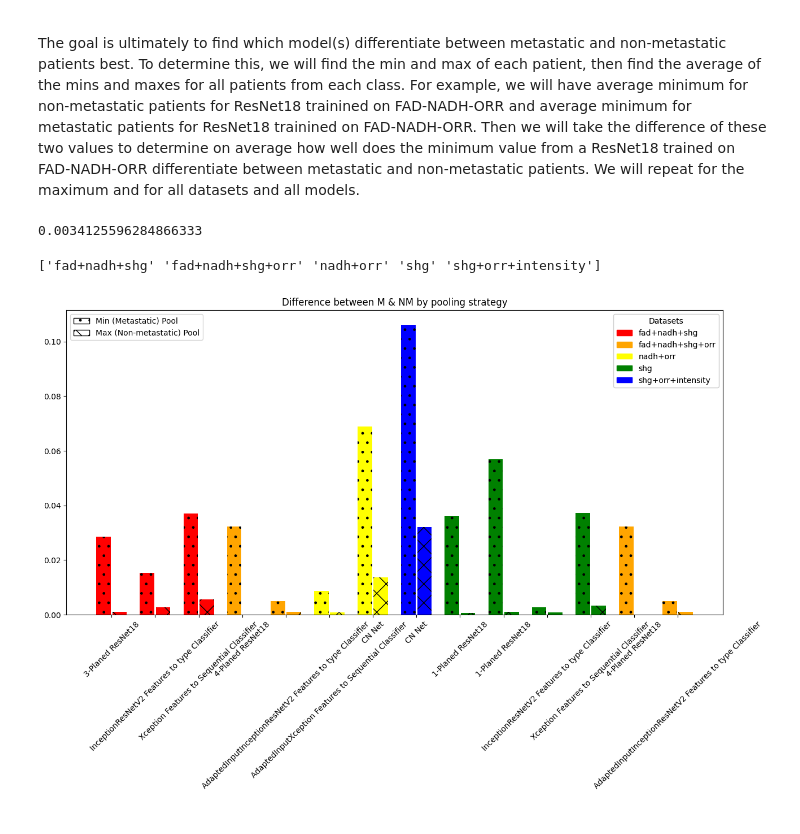
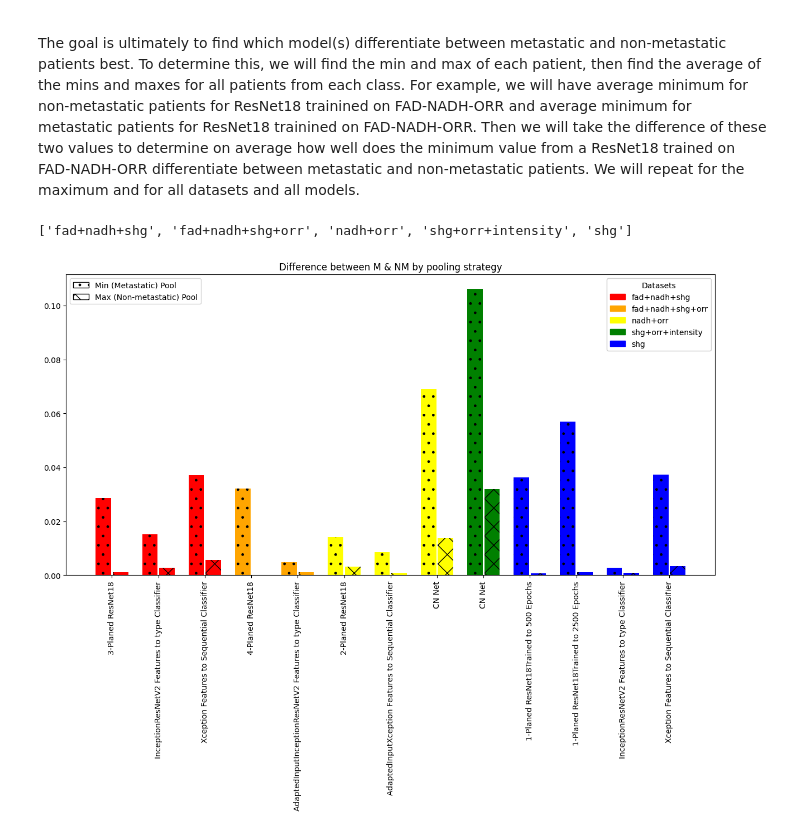
Before and after one commit to jiversivers/nsclc, a Jupyter notebook: patient_wise_roc.ipynb, the cells around one changed output. Cells and saved outputs as stored; diff of their text form; code cells hidden in the pictures.

```diff
--- a/patient_wise_roc.ipynb
+++ b/patient_wise_roc.ipynb
@@ -143,6 +143,7 @@ model = ResNet18NPlaned(data.shape, start_width=64, n_classes=1)
 model.load_state_dict(
     torch.load(root_dir + r'\Resnet18\Epochs 2500 2-Planed ResNet18.pth', map_location=torch.device('cpu'))
 )
+models.append(model)
 
 
 feature_extractor = AdaptedInputXception(data.shape, num_classes=1000, pretrained=False)
@@ -402,11 +416,4 @@ nsclc_Metastases_shg_Augmented_NormalizedTo-preset_Masked 1-Planed ResNet18
 # %% [markdown]
 # Comparing models
 The goal is ultimately to find which model(s) differentiate between metastatic and non-metastatic patients best. To determine this, we will find the min and max of each patient, then find the average of the mins and maxes for all patients from each class. For example, we will have average minimum for non-metastatic patients for ResNet18 trainined on FAD-NADH-ORR and average minimum for metastatic patients for ResNet18 trainined on FAD-NADH-ORR. Then we will take the difference of these two values to determine on average how well does the minimum value from a ResNet18 trained on FAD-NADH-ORR differentiate between metastatic and non-metastatic patients. We will repeat for the maximum and for all datasets and all models.
-# %%
-max_m = np.mean(max_pool_out[np.where(pt_lab == 0)])
-max_nm = np.mean(max_pool_out[np.where(pt_lab == 1)])
-max_diff = np.abs(max_m - max_nm)
-print(max_diff)
-# %% [output]
-0.0034125596284866333
 # %%
@@ -437,12 +445,13 @@ for model, data in zip(models_to_test, datasets_for_models):
     min_nm = np.mean(min_pool_out[np.where(pt_lab == 1)])
     min_diff.append(np.abs(min_m - min_nm))
 # %%
-sub_labels = np.unique(d_names)
+sub_labels =list(dict.fromkeys(d_names))
 print(sub_labels)
 # %% [output]
-['fad+nadh+shg' 'fad+nadh+shg+orr' 'nadh+orr' 'shg' 'shg+orr+intensity']
+['fad+nadh+shg', 'fad+nadh+shg+orr', 'nadh+orr', 'shg+orr+intensity', 'shg']
 # %%
 # Define bar width and offsets
+import matplotlib.pyplot as plt
 import matplotlib.patches as mpatches
 
 width = 5
@@ -467,35 +476,35 @@ for name in m_names:
 m_names = short
 
 # Create grouped bar plot
 os.makedirs(f'figures/model_compare/', exist_ok=True)
 fig, ax = plt.subplots(figsize=(15, 7))
 for i, (d, m) in enumerate(zip(d_names, m_names)):
     c = dataset_colors[d]
     ax.bar(x[i] - 0.55 * width, min_diff[i], width=width, color=c, hatch='.', label='_nolegend_')
     ax.bar(x[i] + 0.55 * width, max_diff[i], width=width, color=c, hatch='x', label='_nolegend_')
 ax.set_title('Difference between M & NM by pooling strategy')
 
 # Set x-axis labels to patient IDs
 ax.set_xticks(ticks=x)
-ax.set_xticklabels(labels=m_names, rotation=45)
+ax.set_xticklabels(labels=m_names, rotation=90)
 
 # Add primary legend for Min/Max pooling
 legend1_patches = [
     mpatches.Patch(facecolor='white', edgecolor='black', hatch='.', label='Min (Metastatic) Pool'),
     mpatches.Patch(facecolor='white', edgecolor='black', hatch='x', label='Max (Non-metastatic) Pool')
 ]
 legend1 = ax.legend(handles=legend1_patches, loc='upper left')
 
 
 # Create secondary legend for datasets
 dataset_patches = [mpatches.Patch(color=dataset_colors[d], label=d) for d in sub_labels]
 legend2 = ax.legend(handles=dataset_patches, loc='upper right', title='Datasets')
 ax.add_artist(legend1)  # Keep both legends visible
 ax.add_artist(legend2)
 
 plt.show()
 # %% [output]
-[figure, old version]
+[figure, new version]
 # %%
 import glob
 
```
Also changed, not shown: parts of 4 cells of this notebook.
